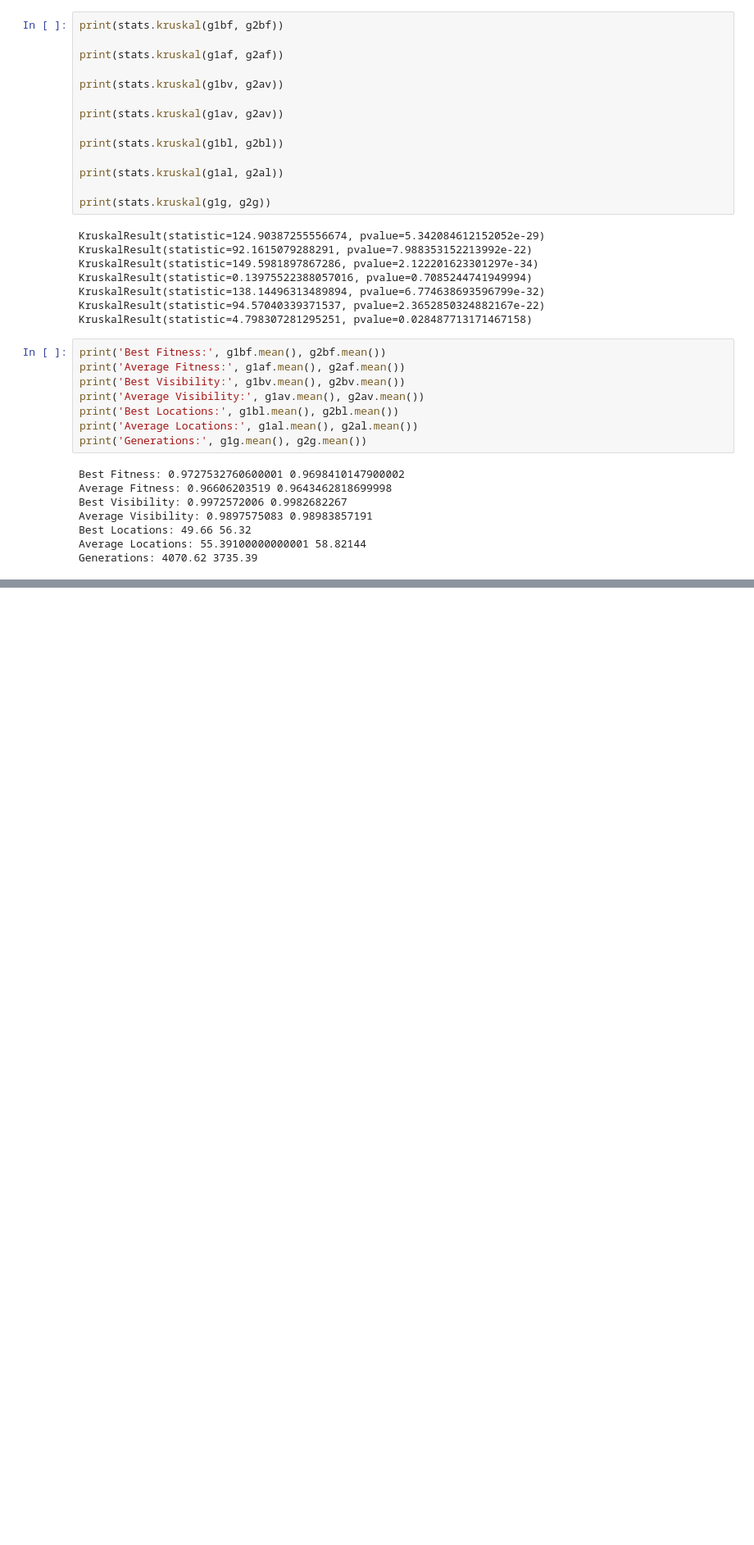
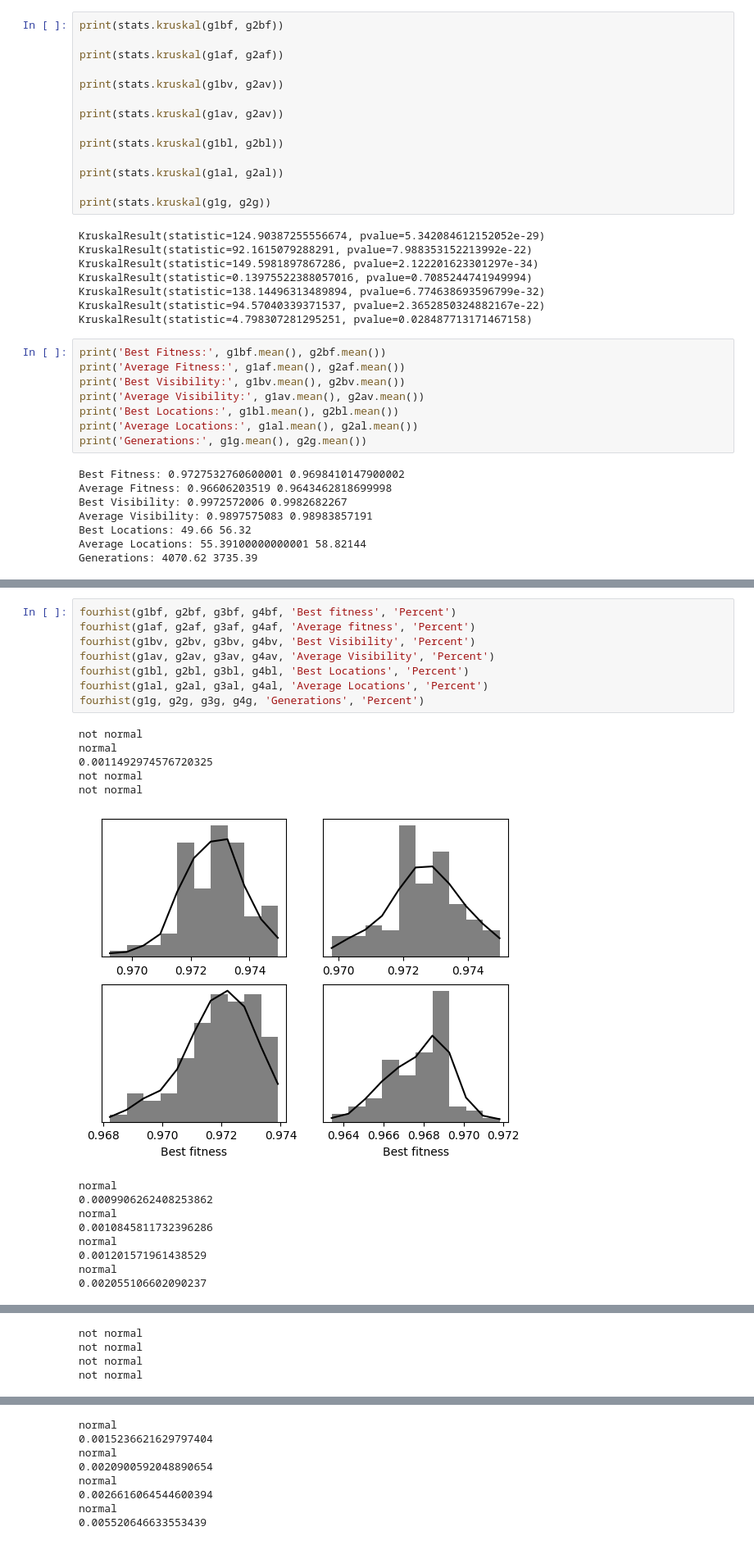
Before and after one commit to marvkosmai/mprj-optimal-placement-and-route, a Jupyter notebook: DataVisualization/statistics.ipynb, the cells around one changed output, grey strips where cells are left out. Shown at 82% size. Cells and saved outputs as stored; diff of their text form; blank space fills up the shorter version.

```diff
--- a/DataVisualization/statistics.ipynb
+++ b/DataVisualization/statistics.ipynb
@@ -859,0 +1088,23 @@ not normal
+# %%
+fourhist(g1bf, g2bf, g3bf, g4bf, 'Best fitness', 'Percent')
+fourhist(g1af, g2af, g3af, g4af, 'Average fitness', 'Percent')
+fourhist(g1bv, g2bv, g3bv, g4bv, 'Best Visibility', 'Percent')
+fourhist(g1av, g2av, g3av, g4av, 'Average Visibility', 'Percent')
+fourhist(g1bl, g2bl, g3bl, g4bl, 'Best Locations', 'Percent')
+fourhist(g1al, g2al, g3al, g4al, 'Average Locations', 'Percent')
+fourhist(g1g, g2g, g3g, g4g, 'Generations', 'Percent')
+# %% [output]
+not normal
+normal
+0.0011492974576720325
+not normal
+not normal
+[figure, added]
+normal
+0.0009906262408253862
+normal
+0.0010845811732396286
+normal
+0.001201571961438529
+normal
+0.002055106602090237
@@ -859,0 +1112,4 @@ not normal
+not normal
+not normal
+not normal
+not normal
@@ -859,0 +1117,8 @@ not normal
+normal
+0.0015236621629797404
+normal
+0.0020900592048890654
+normal
+0.0026616064544600394
+normal
+0.005520646633553439
```
Also changed, not shown: parts of 17 cells of this notebook, 22 other files.
